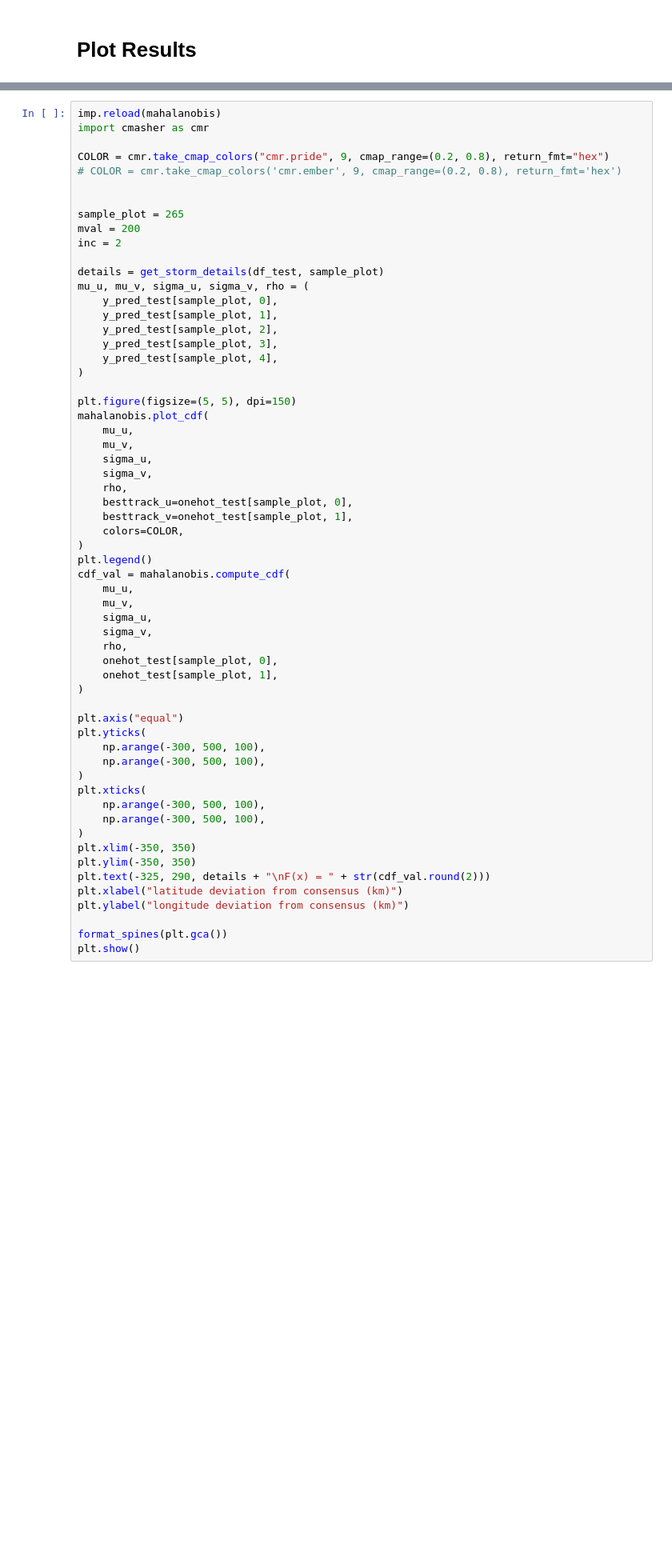
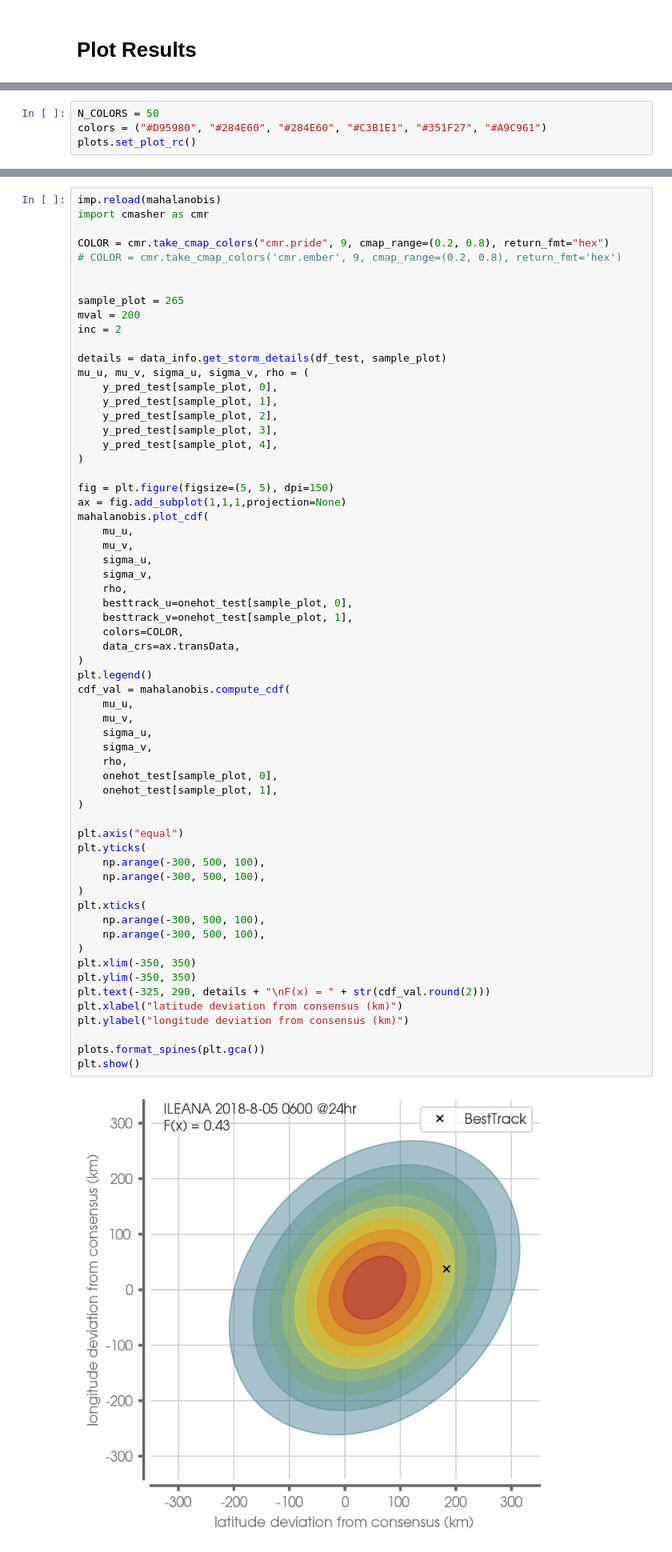
Before and after one commit to mafern/tcane_track, a Jupyter notebook: bivariate_normal/_plot_model_predictions.ipynb, the cells around one changed output, grey strips where cells are left out. Shown at 80% size. Drawn from its saved outputs; the diff is of its cells as text; blank space fills up the shorter version.

```diff
--- a/bivariate_normal/_plot_model_predictions.ipynb
+++ b/bivariate_normal/_plot_model_predictions.ipynb
@@ -162 +134,5 @@ def format_spines(ax):
+# %%
+N_COLORS = 50
+colors = ("#D95980", "#284E60", "#284E60", "#C3B1E1", "#351F27", "#A9C961")
+plots.set_plot_rc()
 # %%
@@ -201,7 +185,7 @@ sample_plot = 265
 mval = 200
 inc = 2
 
-details = get_storm_details(df_test, sample_plot)
+details = data_info.get_storm_details(df_test, sample_plot)
 mu_u, mu_v, sigma_u, sigma_v, rho = (
     y_pred_test[sample_plot, 0],
     y_pred_test[sample_plot, 1],
@@ -210,7 +194,8 @@ mu_u, mu_v, sigma_u, sigma_v, rho = (
     y_pred_test[sample_plot, 4],
 )
 
-plt.figure(figsize=(5, 5), dpi=150)
+fig = plt.figure(figsize=(5, 5), dpi=150)
+ax = fig.add_subplot(1,1,1,projection=None)
 mahalanobis.plot_cdf(
     mu_u,
     mu_v,
@@ -220,35 +205,38 @@ mahalanobis.plot_cdf(
     besttrack_u=onehot_test[sample_plot, 0],
     besttrack_v=onehot_test[sample_plot, 1],
     colors=COLOR,
+    data_crs=ax.transData,
 )
 plt.legend()
 cdf_val = mahalanobis.compute_cdf(
     mu_u,
     mu_v,
     sigma_u,
     sigma_v,
     rho,
     onehot_test[sample_plot, 0],
     onehot_test[sample_plot, 1],
 )
 
 plt.axis("equal")
 plt.yticks(
     np.arange(-300, 500, 100),
     np.arange(-300, 500, 100),
 )
 plt.xticks(
     np.arange(-300, 500, 100),
     np.arange(-300, 500, 100),
 )
 plt.xlim(-350, 350)
 plt.ylim(-350, 350)
 plt.text(-325, 290, details + "\nF(x) = " + str(cdf_val.round(2)))
 plt.xlabel("latitude deviation from consensus (km)")
 plt.ylabel("longitude deviation from consensus (km)")
 
-format_spines(plt.gca())
+plots.format_spines(plt.gca())
 plt.show()
+# %% [output]
+[figure, added]
 # %%
 bins = np.linspace(0, 1, 11)
 bins_inc = bins[1] - bins[0]
```
Also changed, not shown: parts of 7 cells of this notebook, 4 other files.
